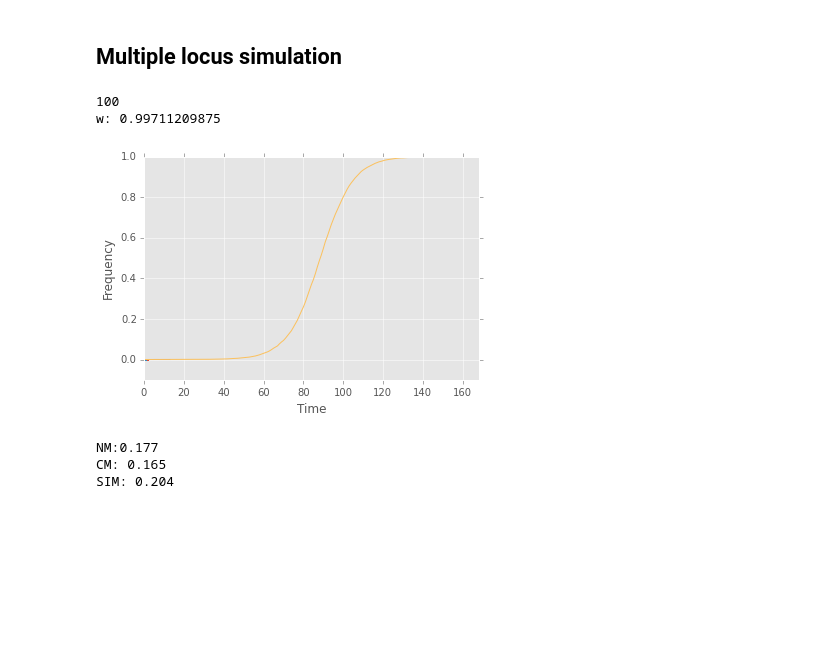
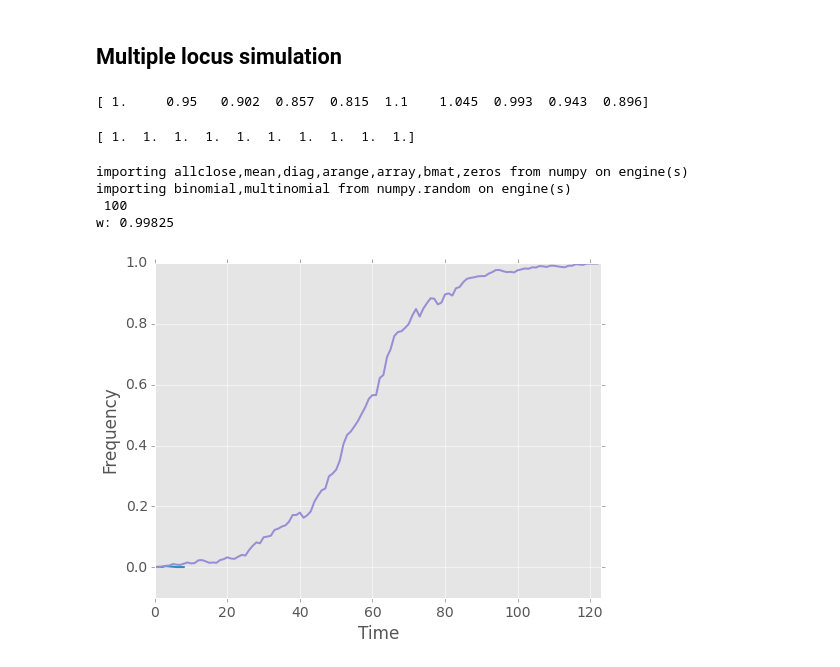
Before and after one commit to yoavram/ipython-notebooks, a Jupyter notebook: Fixation of a beneficial allele.ipynb, the cells around one changed output. Drawn from its saved outputs; the diff is of its cells as text; code cells hidden in the pictures; blank space fills up the shorter version.

Commit message:
mutational load simulations

```diff
--- a/Fixation of a beneficial allele.ipynb
+++ b/Fixation of a beneficial allele.ipynb
@@ -227,8 +227,34 @@ plot_kimura_eshel_simulation(s_range, T_kimura_s, simulation=T_simulation_s, xla
 [figure]
 # %% [markdown]
 ## Multiple locus simulation
+# %%
+sb,sd = 0.1,0.05
+U,G,tau = 0.03,5,10
+S = diag((1-sd)**arange(G))
+S = array(bmat([[S,zeros((G,G))],[zeros((G,G)),S*(1+sb)]]))
+print S.diagonal()
+# %% [output]
+[ 1.     0.95   0.902  0.857  0.815  1.1    1.045  0.993  0.943  0.896]
+# %%
+pi = 1
+Ma = diag(U + (tau - 1) * U * (S.diagonal()[:G-1] <= pi), -1)
+MA = diag(U + (tau - 1) * U * (S.diagonal()[G:-1] <= pi), -1)
+M = array(bmat([[Ma,zeros((G,G))],[zeros((G,G)),MA]]))
+M = diag(1.0 - M.sum(axis=0)) + M
+print M.sum(axis=0)
+# %% [output]
+[ 1.  1.  1.  1.  1.  1.  1.  1.  1.  1.]
 # %%
 def simulate_fixation_mut_load(sd,sb,U,N,x,G,pi,tau,PLOT=False):
+    assert 0 <= sd <= 1
+    assert 0 <= sb <= 1
+    assert 0 <= U
+    assert 1 <= N
+    assert 0 < x < 1
+    assert 0 <= G
+    assert 0 <= pi # in terms of fitness
+    assert 0 <= tau
+
     if PLOT:
         _ = []
     t = 0
@@ -236,22 +262,11 @@ def simulate_fixation_mut_load(sd,sb,U,N,x,G,pi,tau,PLOT=False):
     S = diag((1-sd)**arange(G))
     S = array(bmat([[S,zeros((G,G))],[zeros((G,G)),S*(1+sb)]]))
 
-    if pi == 0:
-        M = diag([tau*U]*(G-1),-1) + diag([1-tau*U]*G)
-        M[-1,-1] = 1
-        M = bmat([[M,zeros((G,G))],[zeros((G,G)),M]])
-    elif pi == 1:
-        Ma = diag([tau*U]*(G-1),-1) + diag([1-tau*U]*G)
-        Ma[-1,-1] = 1
-        MA = diag([U]*(G-1),-1) + diag([1-U]*G)
-        MA[-1,-1] = 1
-        M = bmat([[Ma,zeros((G,G))],[zeros((G,G)),MA]])
-    elif pi == 1000:
-        M = diag([U]*(G-1),-1) + diag([1-U]*G)
-        M[-1,-1] = 1
-        M = bmat([[M,zeros((G,G))],[zeros((G,G)),M]])
-    else:
-        raise Exception("Illegal pi value " + str(pi))
+    Ma = diag(U + (tau - 1) * U * (S.diagonal()[:G-1] <= pi), -1)
+    MA = diag(U + (tau - 1) * U * (S.diagonal()[G:-1] <= pi), -1)
+    M = array(bmat([[Ma,zeros((G,G))],[zeros((G,G)),MA]]))
+    M = diag(1.0 - M.sum(axis=0)) + M
+    assert allclose(M.sum(axis=0), 1)
 
     E = array(S.dot(array(M)))
 
@@ -266,46 +281,41 @@ def simulate_fixation_mut_load(sd,sb,U,N,x,G,pi,tau,PLOT=False):
         t += 1
         p = E.dot(p)
         p /= p.sum()
         assert allclose(p.sum(), 1)
 
         if N > 0:
             n = multinomial(N, p)
         p = n/float(N)
 
         assert allclose(p.sum(), 1)
         x = p[G:].sum()
 
         if PLOT:
             if len(_)%100 == 0:
                 print len(_),
 
     if PLOT:
         plot(range(len(_)), _)
         ylim(-0.1,1)
         xlim(0,max(10,len(_)))
         xlabel("Time")
         ylabel("Frequency")
     return allclose(x,1), t, S.diagonal().dot(p)
 
+with pool.sync_imports():
+    from numpy import allclose, mean, diag, arange, array, bmat, zeros
+    from numpy.random import binomial, multinomial
+pool['simulate_fixation_mut_load'] = simulate_fixation_mut_load
+
 while True:
-    fix,time,w = simulate_fixation_mut_load(0.05, 0.1, 0.003, 1e5, 1e-5, 5, 1, 10, True)
+    fix,time,w = simulate_fixation_mut_load(0.05, 0.1, 0.003, 1e3, 1e-3, 5, 0, 1, True)
     if fix:
         break
 print
 print "w:",w/(1.1)
 # %% [output]
-100
-w: 0.99711209875
+importing allclose,mean,diag,arange,array,bmat,zeros from numpy on engine(s)
+importing binomial,multinomial from numpy.random on engine(s)
+ 100
+w: 0.99825
-[figure, old version]
+[figure, new version]
-# %%
-def p_simulation_mut_load(s,N,x,U,pi,tau,replicates=100):
-    ps = [simulate_fixation_mut_load(s*2, s, U, N, 1./N, 10, pi, tau)[0] for _ in range(replicates)]
-    return mean(ps)
-pool['p_simulation_mut_load'] = p_simulation_mut_load
-print "NM:%.3f" % p_simulation_mut_load(0.1, 1e5, 1e-5, 0.003, 0, 1, 10000)
-print "CM: %.3f" % p_simulation_mut_load(0.1, 1e5, 1e-5, 0.003, 0, 10, 10000)
-print "SIM: %.3f" % p_simulation_mut_load(0.1, 1e5, 1e-5, 0.003, 1, 10, 10000)
-# %% [output]
-NM:0.177
-CM: 0.165
-SIM: 0.204
```
Also changed, not shown: parts of 10 cells of this notebook.
